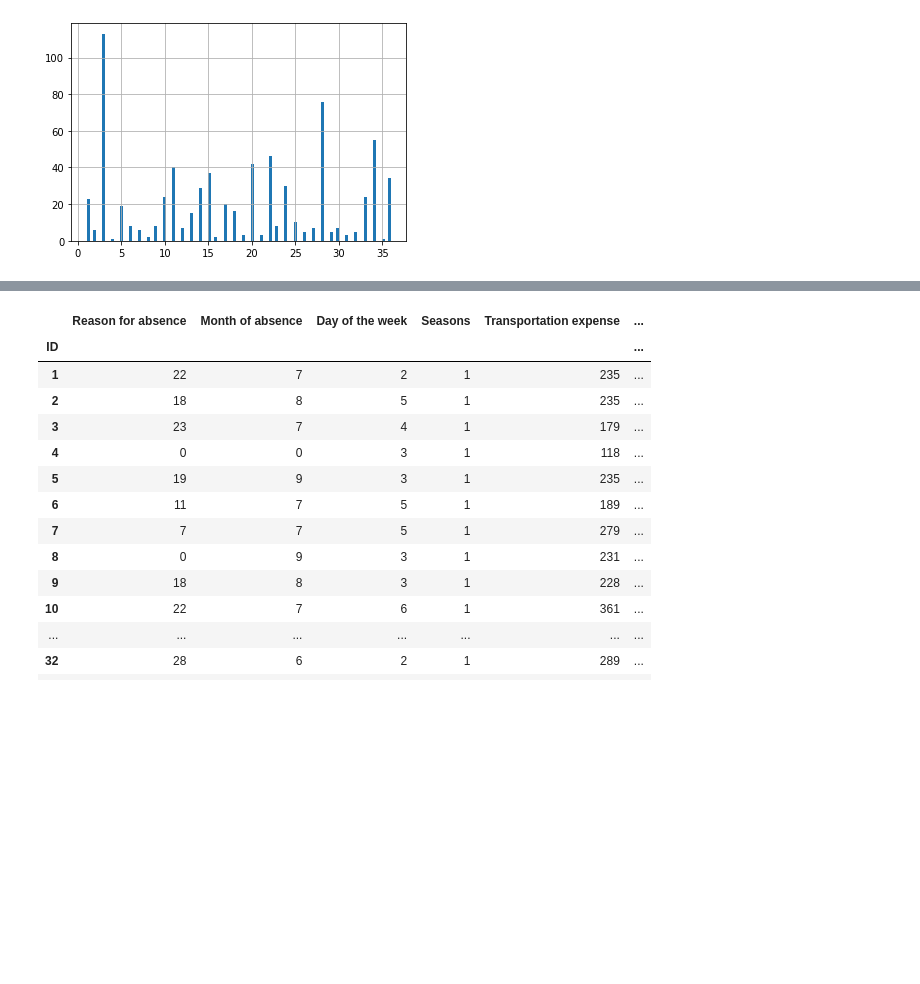
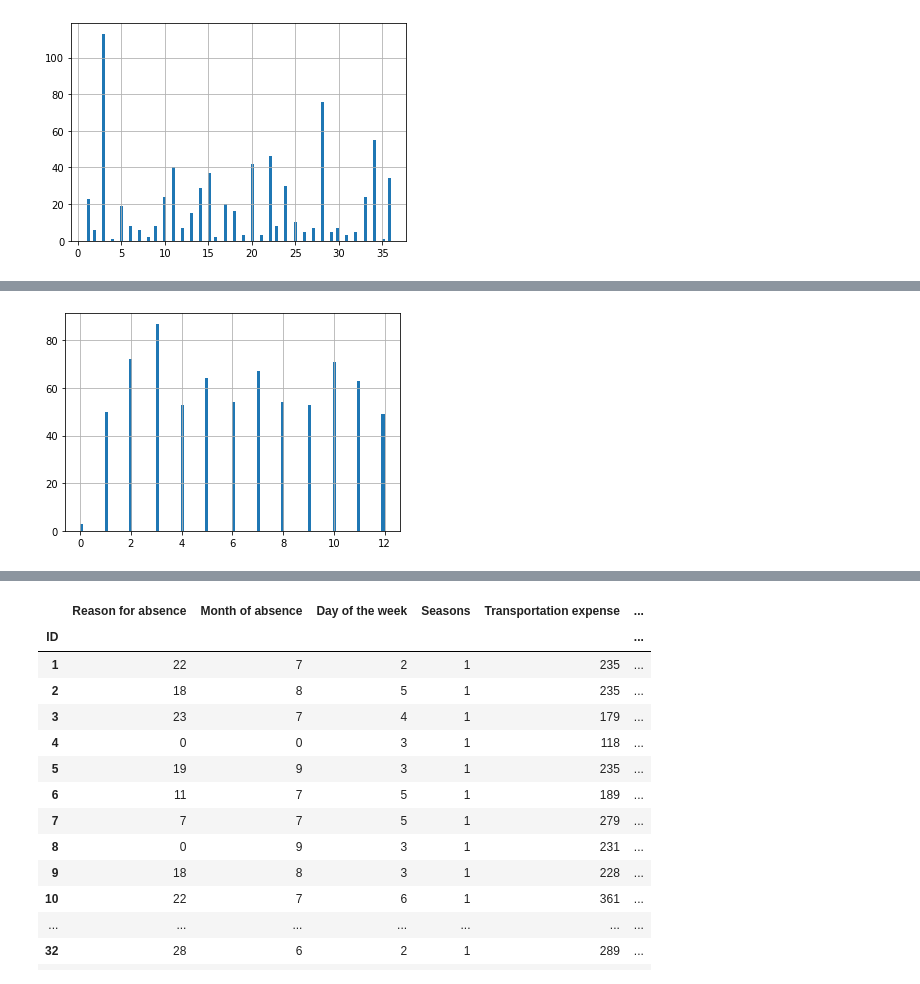
Before and after one commit to aryanpandey/Cascade-Cup-2020, a Jupyter notebook: Round-3/Absenteeism-EDA.ipynb, the cells around one changed output, grey strips where cells are left out. Drawn from its saved outputs; the diff is of its cells as text; code cells hidden in the pictures; blank space fills up the shorter version.

```diff
--- a/Round-3/Absenteeism-EDA.ipynb
+++ b/Round-3/Absenteeism-EDA.ipynb
@@ -28,0 +39,6 @@ plt.show()
+# %%
+plt.figure()
+data['Month of absence'].hist(bins = 100)
+plt.show()
+# %% [output]
+[figure, added]
```
Also changed, not shown: parts of 40 cells of this notebook.
